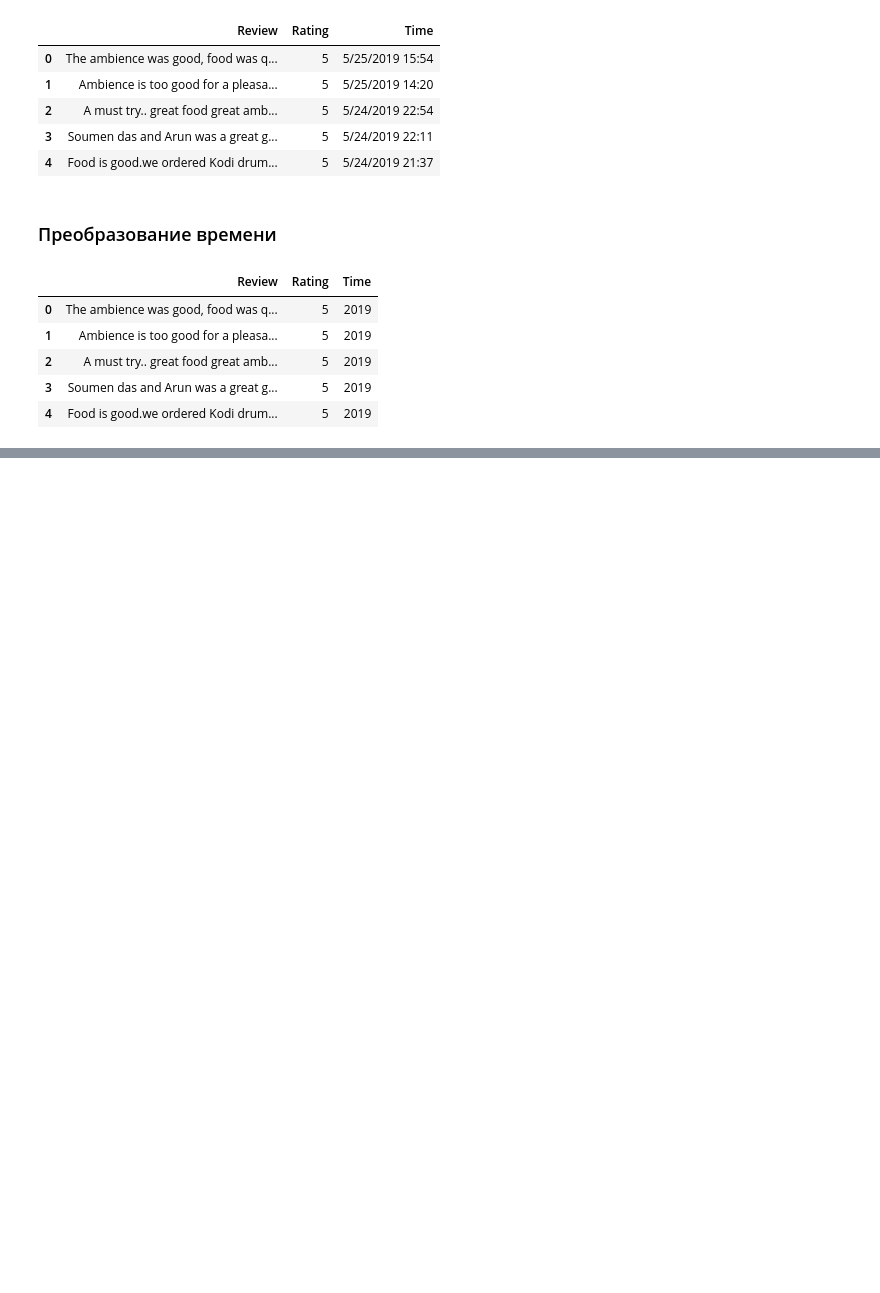
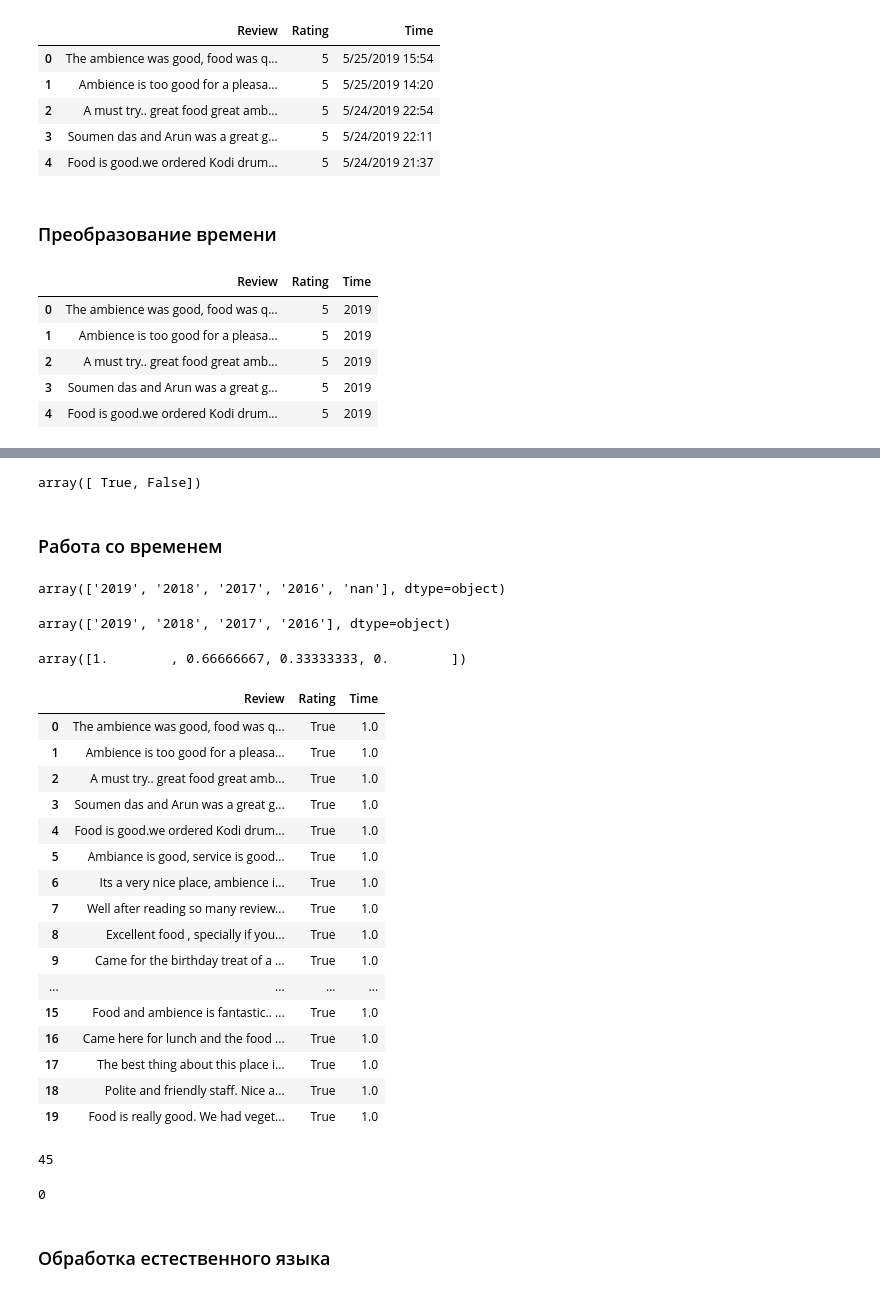
Before and after one commit to Nikolay-KY/big_data_02_24, a Jupyter notebook: day_09.ipynb, the cells around one changed output, grey strips where cells are left out. Drawn from its saved outputs; the diff is of its cells as text; code cells hidden in the pictures; blank space fills up the shorter version.

```diff
--- a/day_09.ipynb
+++ b/day_09.ipynb
@@ -58,0 +84,2 @@ df.head()
+# %%
+df["Rating"] = np.where(df["Rating"] == "Like", df["Rating"].value_counts().idxmax(), df["Rating"])
@@ -58,0 +91,54 @@ df.head()
+# %%
+df["Rating"] = list(map(lambda data: float(data)>=3, df["Rating"]))
+df["Rating"].unique()
+# %% [output]
+array([ True, False])
+# %% [markdown]
+### Работа со временем
+# %%
+df["Time"].unique()
+# %% [output]
+array(['2019', '2018', '2017', '2016', 'nan'], dtype=object)
+# %%
+df["Time"] = np.where(df["Time"] == "nan", df["Time"].value_counts().idxmax(), df["Time"])
+df["Time"].unique()
+# %% [output]
+array(['2019', '2018', '2017', '2016'], dtype=object)
+# %%
+mmsTime = MinMaxScaler()
+mmsTime.fit(df[["Time"]])
+df["Time"] = mmsTime.transform(df[["Time"]])
+df["Time"].unique()
+# %% [output]
+array([1.        , 0.66666667, 0.33333333, 0.        ])
+# %%
+df.head(20)
+# %% [output]
+|  | Review | Rating | Time |
+| 0 | The ambience was good, food was q... | True | 1.0 |
+| 1 | Ambience is too good for a pleasa... | True | 1.0 |
+| 2 | A must try.. great food great amb... | True | 1.0 |
+| 3 | Soumen das and Arun was a great g... | True | 1.0 |
+| 4 | Food is good.we ordered Kodi drum... | True | 1.0 |
+| 5 | Ambiance is good, service is good... | True | 1.0 |
+| 6 | Its a very nice place, ambience i... | True | 1.0 |
+| 7 | Well after reading so many review... | True | 1.0 |
+| 8 | Excellent food , specially if you... | True | 1.0 |
+| 9 | Came for the birthday treat of a ... | True | 1.0 |
+| ... | ... | ... | ... |
+| 15 | Food and ambience is fantastic.. ... | True | 1.0 |
+| 16 | Came here for lunch and the food ... | True | 1.0 |
+| 17 | The best thing about this place i... | True | 1.0 |
+| 18 | Polite and friendly staff. Nice a... | True | 1.0 |
+| 19 | Food is really good. We had veget... | True | 1.0 |
+# %%
+df["Review"].isnull().sum()
+# %% [output]
+45
+# %%
+df["Review"] = df["Review"].fillna("Nothing")
+df["Review"].isnull().sum()
+# %% [output]
+0
+# %% [markdown]
+### Обработка естественного языка
```
Also changed, not shown: parts of 28 cells of this notebook, 2 other files.
